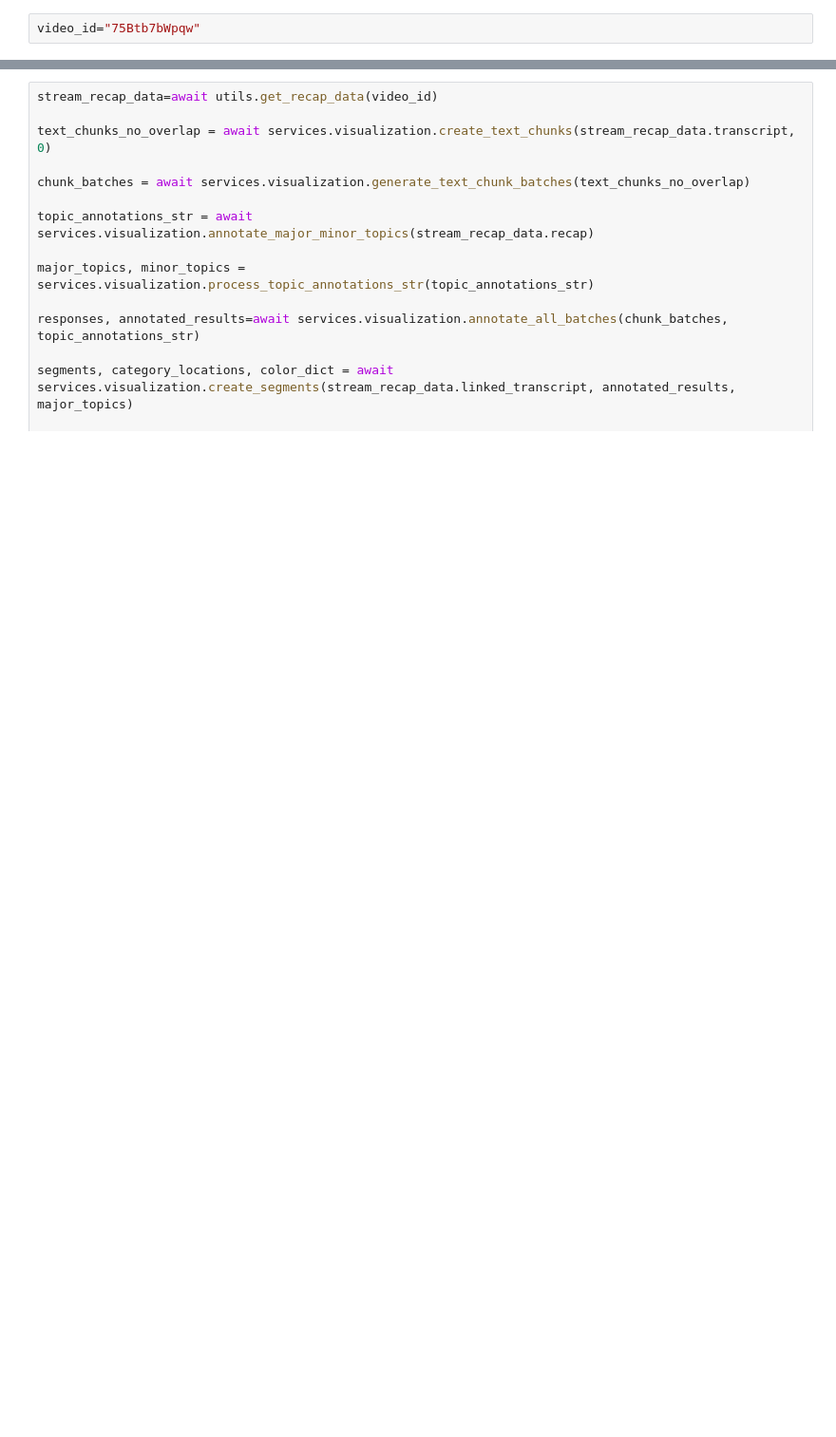
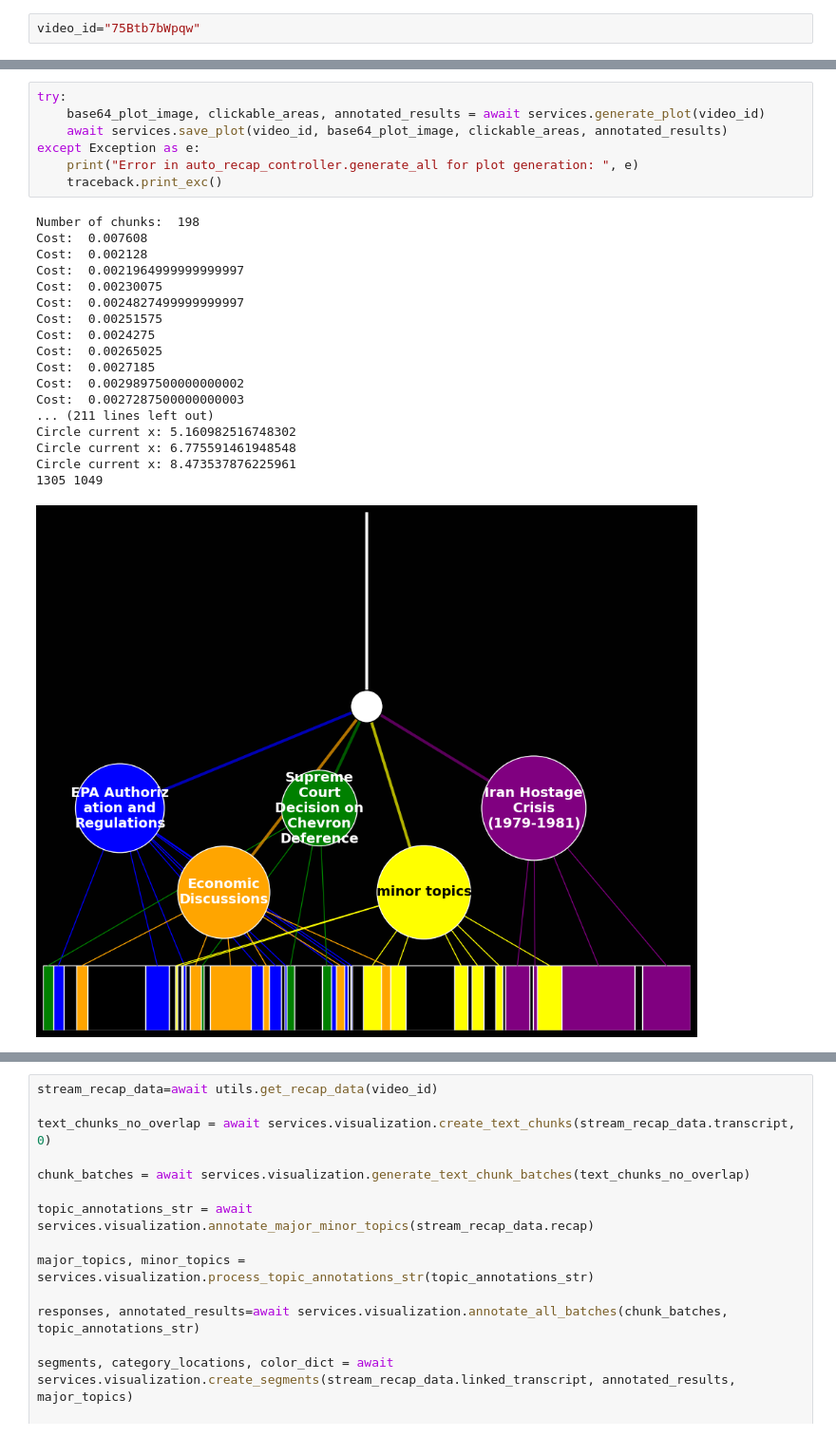
Before and after one commit to ehlowe/DestinyRecapsApi, a Jupyter notebook: serverproject/destinyapp/misc/visualizaiton_clickable_prod.ipynb, the cells around one changed output, grey strips where cells are left out. Shown at 95% size. Saved outputs shown, nothing was run; the diff lists cells and outputs as text; blank space fills up the shorter version.

```diff
--- a/serverproject/destinyapp/misc/visualizaiton_clickable_prod.ipynb
+++ b/serverproject/destinyapp/misc/visualizaiton_clickable_prod.ipynb
@@ -44,2 +92,28 @@ video_id="75Btb7bWpqw"
+# %%
+try:
+    base64_plot_image, clickable_areas, annotated_results = await services.generate_plot(video_id)
+    await services.save_plot(video_id, base64_plot_image, clickable_areas, annotated_results)
+except Exception as e:
+    print("Error in auto_recap_controller.generate_all for plot generation: ", e)
+    traceback.print_exc()
+# %% [output]
+Number of chunks:  198
+Cost:  0.007608
+Cost:  0.002128
+Cost:  0.0021964999999999997
+Cost:  0.00230075
+Cost:  0.0024827499999999997
+Cost:  0.00251575
+Cost:  0.0024275
+Cost:  0.00265025
+Cost:  0.0027185
+Cost:  0.0029897500000000002
+Cost:  0.0027287500000000003
+... (211 lines left out)
+Circle current x: 5.160982516748302
+Circle current x: 6.775591461948548
+Circle current x: 8.473537876225961
+1305 1049
+[figure, added]
 # %%
 await services.visualization.full_process(video_id)
```
Also changed, not shown: parts of 12 cells of this notebook, 6 other files.
